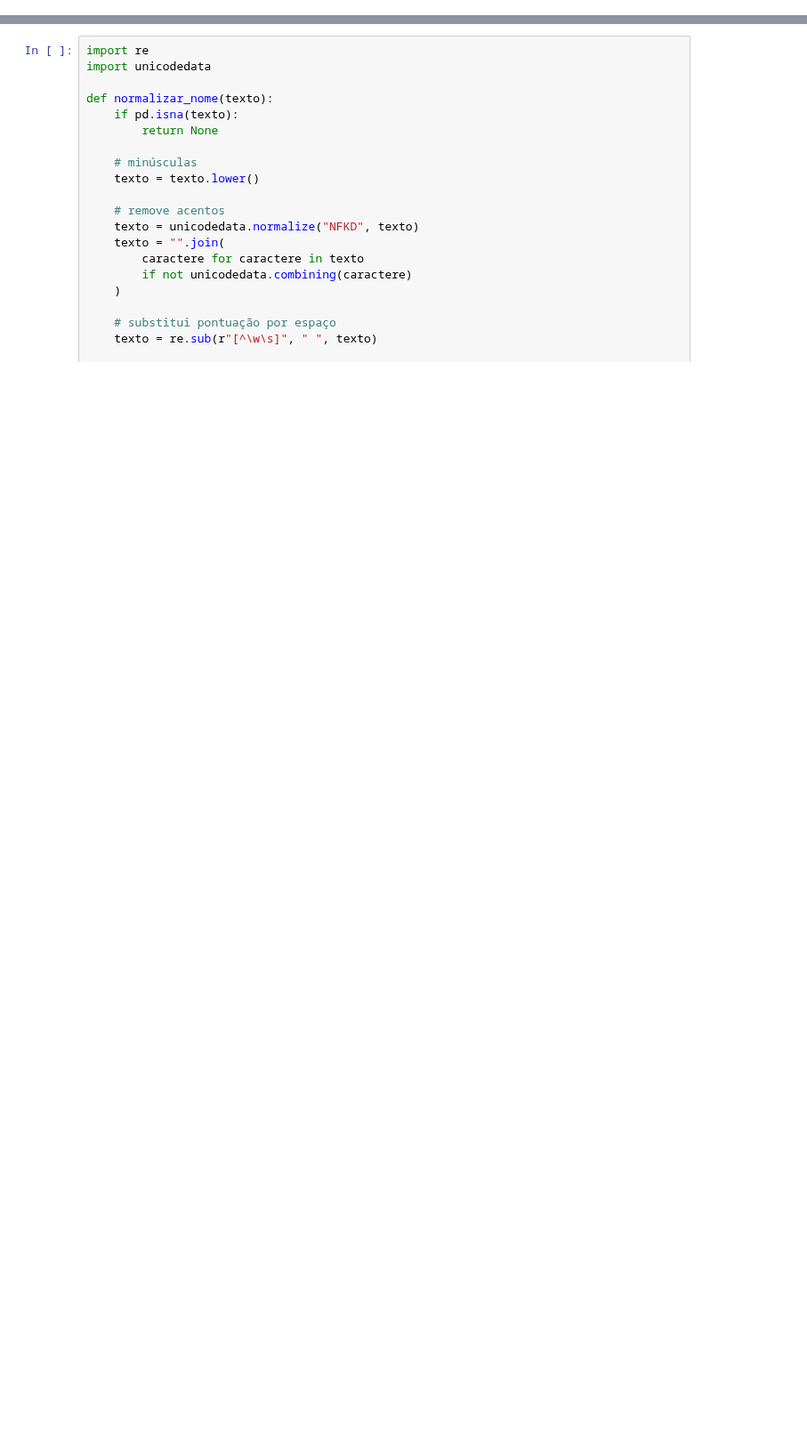
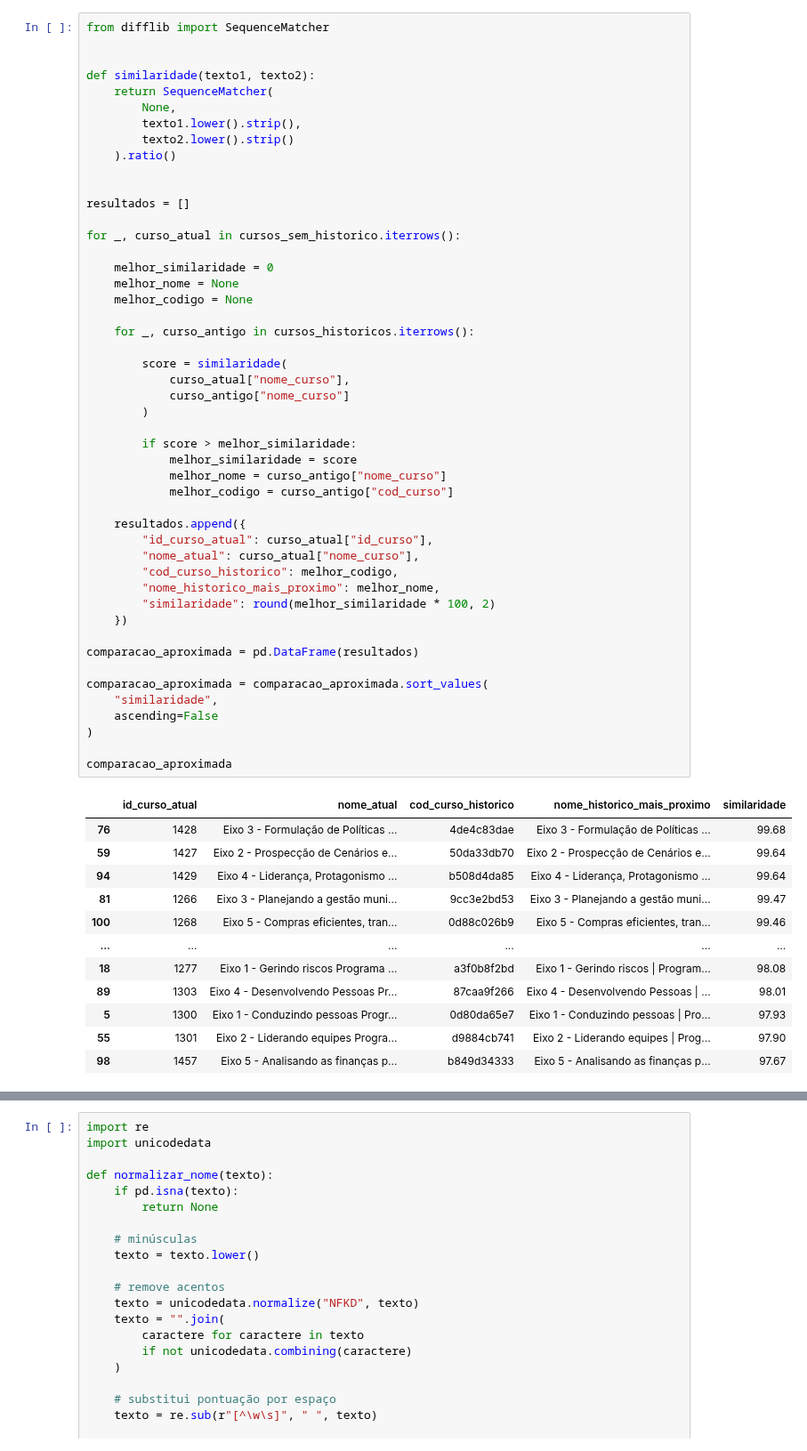
Before and after one commit to Allana691/Projeto-aplicado-III, a Jupyter notebook: codigo/01_preparacao_de_dados.ipynb, the cells around one changed output, grey strips where cells are left out. Shown at 89% size. Saved outputs shown, nothing was run; the diff lists cells and outputs as text; blank space fills up the shorter version.

```diff
--- a/codigo/01_preparacao_de_dados.ipynb
+++ b/codigo/01_preparacao_de_dados.ipynb
@@ -204,0 +326,61 @@ print("Códigos históricos distintos:", cursos_historicos["cod_curso"].nunique(
+# %%
+from difflib import SequenceMatcher
+
+
+def similaridade(texto1, texto2):
+    return SequenceMatcher(
+        None,
+        texto1.lower().strip(),
+        texto2.lower().strip()
+    ).ratio()
+
+
+resultados = []
+
+for _, curso_atual in cursos_sem_historico.iterrows():
+
+    melhor_similaridade = 0
+    melhor_nome = None
+    melhor_codigo = None
+
+    for _, curso_antigo in cursos_historicos.iterrows():
+
+        score = similaridade(
+            curso_atual["nome_curso"],
+            curso_antigo["nome_curso"]
+        )
+
+        if score > melhor_similaridade:
+            melhor_similaridade = score
+            melhor_nome = curso_antigo["nome_curso"]
+            melhor_codigo = curso_antigo["cod_curso"]
+
+    resultados.append({
+        "id_curso_atual": curso_atual["id_curso"],
+        "nome_atual": curso_atual["nome_curso"],
+        "cod_curso_historico": melhor_codigo,
+        "nome_historico_mais_proximo": melhor_nome,
+        "similaridade": round(melhor_similaridade * 100, 2)
+    })
+
+comparacao_aproximada = pd.DataFrame(resultados)
+
+comparacao_aproximada = comparacao_aproximada.sort_values(
+    "similaridade",
+    ascending=False
+)
+
+comparacao_aproximada
+# %% [output]
+|  | id_curso_atual | nome_atual | cod_curso_historico | nome_historico_mais_proximo | similaridade |
+| 76 | 1428 | Eixo 3 - Formulação de Políticas ... | 4de4c83dae | Eixo 3 - Formulação de Políticas ... | 99.68 |
+| 59 | 1427 | Eixo 2 - Prospecção de Cenários e... | 50da33db70 | Eixo 2 - Prospecção de Cenários e... | 99.64 |
+| 94 | 1429 | Eixo 4 - Liderança, Protagonismo ... | b508d4da85 | Eixo 4 - Liderança, Protagonismo ... | 99.64 |
+| 81 | 1266 | Eixo 3 - Planejando a gestão muni... | 9cc3e2bd53 | Eixo 3 - Planejando a gestão muni... | 99.47 |
+| 100 | 1268 | Eixo 5 - Compras eficientes, tran... | 0d88c026b9 | Eixo 5 - Compras eficientes, tran... | 99.46 |
+| ... | ... | ... | ... | ... | ... |
+| 18 | 1277 | Eixo 1 - Gerindo riscos Programa ... | a3f0b8f2bd | Eixo 1 - Gerindo riscos | Program... | 98.08 |
+| 89 | 1303 | Eixo 4 - Desenvolvendo Pessoas Pr... | 87caa9f266 | Eixo 4 - Desenvolvendo Pessoas | ... | 98.01 |
+| 5 | 1300 | Eixo 1 - Conduzindo pessoas Progr... | 0d80da65e7 | Eixo 1 - Conduzindo pessoas | Pro... | 97.93 |
+| 55 | 1301 | Eixo 2 - Liderando equipes Progra... | d9884cb741 | Eixo 2 - Liderando equipes | Prog... | 97.90 |
+| 98 | 1457 | Eixo 5 - Analisando as finanças p... | b849d34333 | Eixo 5 - Analisando as finanças p... | 97.67 |
```
Also changed, not shown: parts of 86 cells of this notebook, 1 other file.
